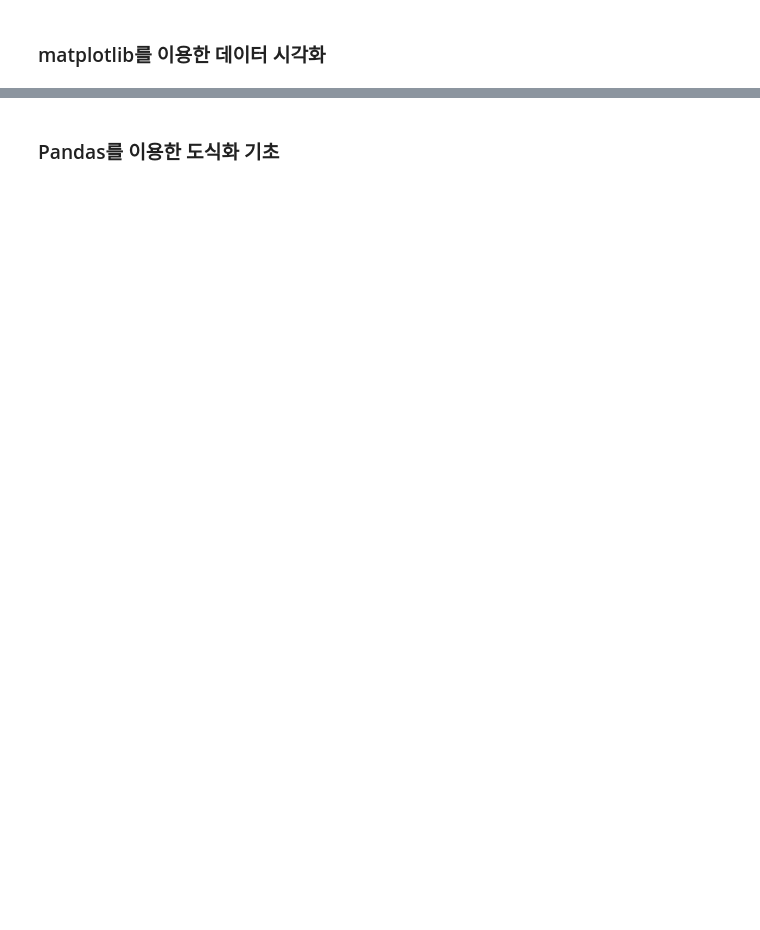
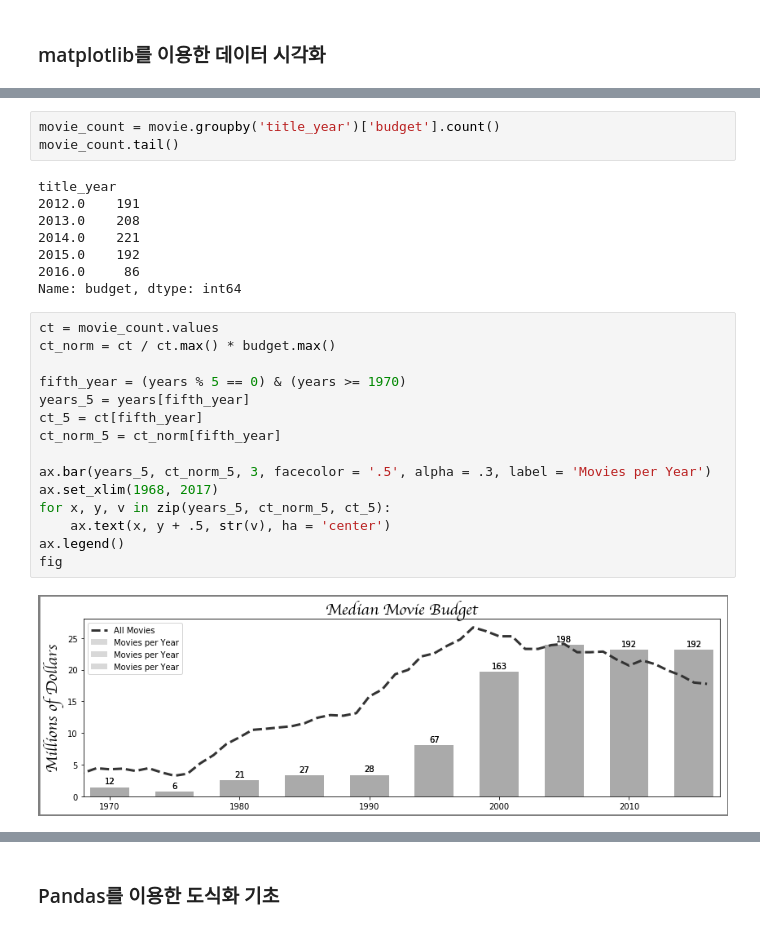
Before and after one commit to liberalapes/pandas_cookbook, a Jupyter notebook: 11장 Matplotlib, Pandas, Seaborn을 이용한 시각화.ipynb, the cells around one changed output, grey strips where cells are left out. Saved outputs shown, nothing was run; the diff lists cells and outputs as text; blank space fills up the shorter version.

```diff
--- a/11장 Matplotlib, Pandas, Seaborn을 이용한 시각화.ipynb
+++ b/11장 Matplotlib, Pandas, Seaborn을 이용한 시각화.ipynb
@@ -123,0 +223,28 @@ fig
+# %%
+movie_count = movie.groupby('title_year')['budget'].count()
+movie_count.tail()
+# %% [output]
+title_year
+2012.0    191
+2013.0    208
+2014.0    221
+2015.0    192
+2016.0     86
+Name: budget, dtype: int64
+# %%
+ct = movie_count.values
+ct_norm = ct / ct.max() * budget.max()
+
+fifth_year = (years % 5 == 0) & (years >= 1970)
+years_5 = years[fifth_year]
+ct_5 = ct[fifth_year]
+ct_norm_5 = ct_norm[fifth_year]
+
+ax.bar(years_5, ct_norm_5, 3, facecolor = '.5', alpha = .3, label = 'Movies per Year')
+ax.set_xlim(1968, 2017)
+for x, y, v in zip(years_5, ct_norm_5, ct_5):
+    ax.text(x, y + .5, str(v), ha = 'center')
+ax.legend()
+fig
+# %% [output]
+[figure, added]
```
Also changed, not shown: parts of 47 cells of this notebook.
